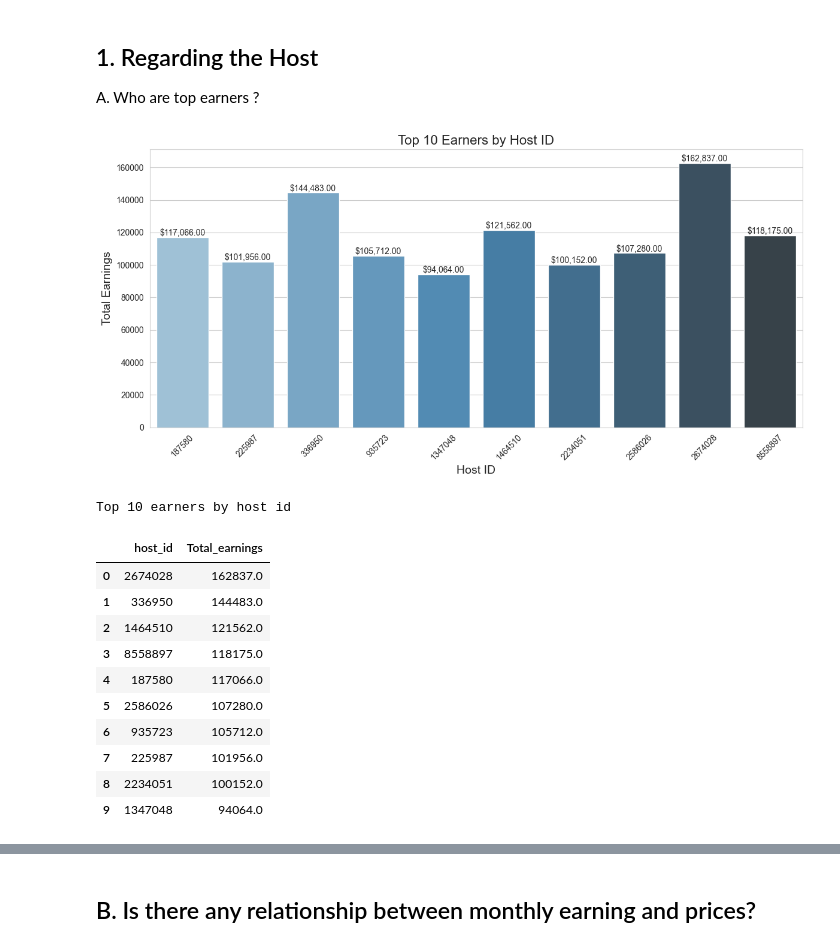
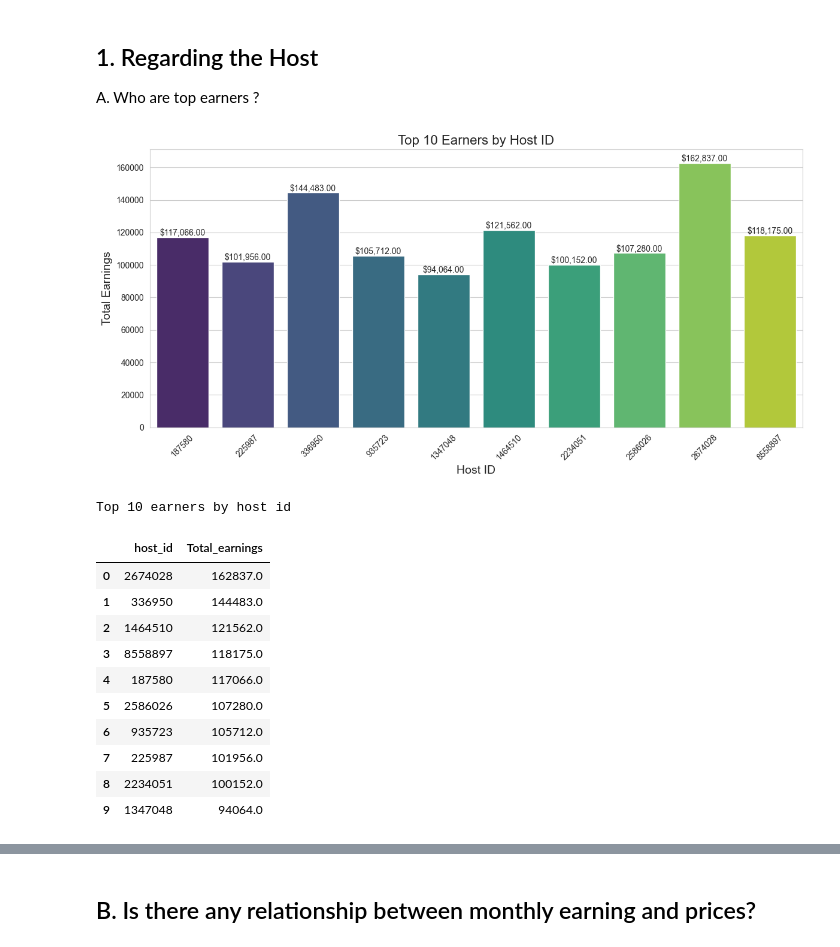
Before and after one commit to vineet416/AirBNB_Data_Analysis, a Jupyter notebook: notebooks/airbnb_data_analysis.ipynb, the cells around one changed output, grey strips where cells are left out. Drawn from its saved outputs; the diff is of its cells as text; code cells hidden in the pictures.

```diff
--- a/notebooks/airbnb_data_analysis.ipynb
+++ b/notebooks/airbnb_data_analysis.ipynb
@@ -294,29 +294,29 @@ A. Who are top earners ?
 # %%
 # calculating top earners by host id
 top_earners_id = df.groupby("host_id")["Total_earnings"].sum().sort_values(ascending=False).reset_index().head(10)
 
 # Plotting bar chart
 plt.figure(figsize=(12,6))
 sns.set_style("whitegrid")
-bars = sns.barplot(x = 'host_id', y = 'Total_earnings', data=top_earners_id, palette="Blues_d")
+bars = sns.barplot(x = 'host_id', y = 'Total_earnings', data=top_earners_id, palette="viridis")
 
 # Add labels to the bars
 for bar in bars.patches:
     height = bar.get_height()
     bars.text(bar.get_x() + bar.get_width()/2, height, f"${height:,.2f}", ha="center", va="bottom")
 
 plt.title("Top 10 Earners by Host ID", fontsize=16)
 plt.xlabel("Host ID", fontsize=14)
 plt.ylabel("Total Earnings", fontsize=14)
 plt.xticks(rotation=45)
 plt.tight_layout()
 plt.show()
 
 # print top 10 earners by Host Id
 print("Top 10 earners by host id")
 top_earners_id
 # %% [output]
-[figure, old version]
+[figure, new version]
 Top 10 earners by host id
 |  | host_id | Total_earnings |
 | 0 | 2674028 | 162837.0 |
```
Also changed, not shown: parts of 3 cells of this notebook.
